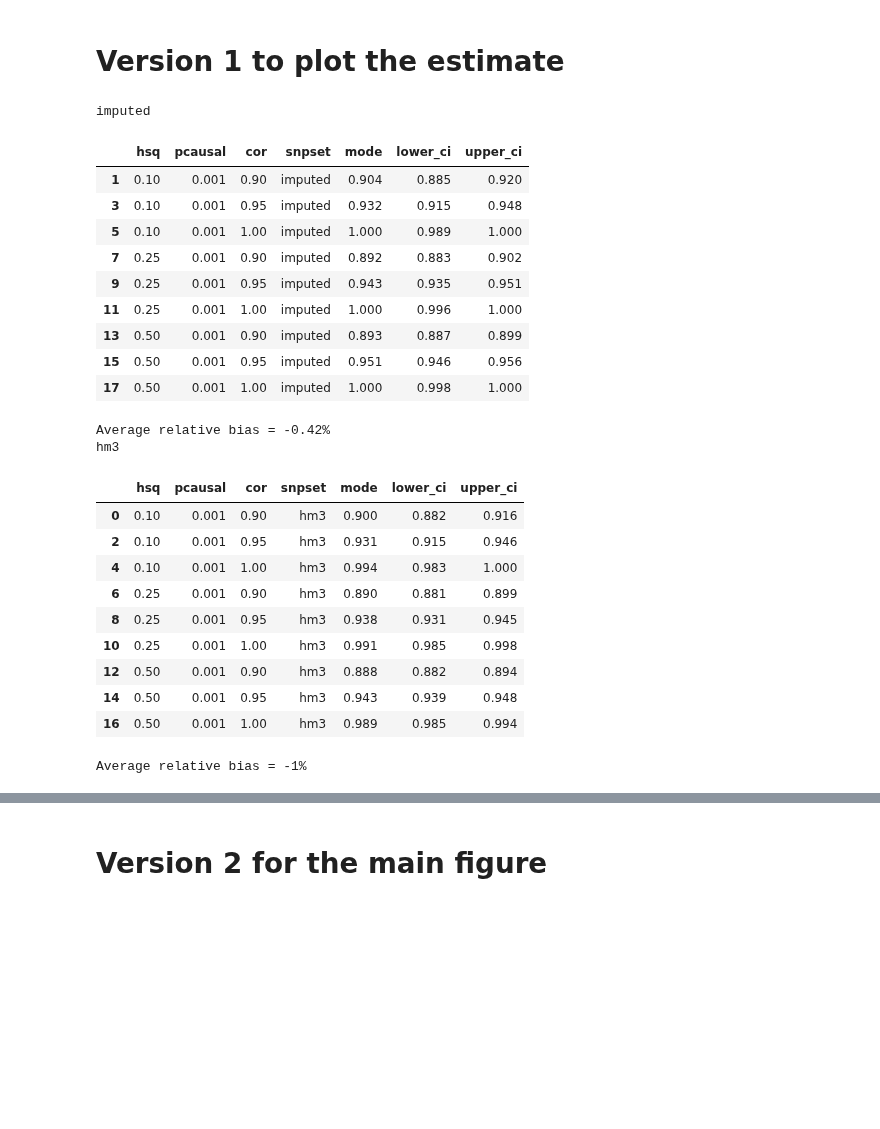
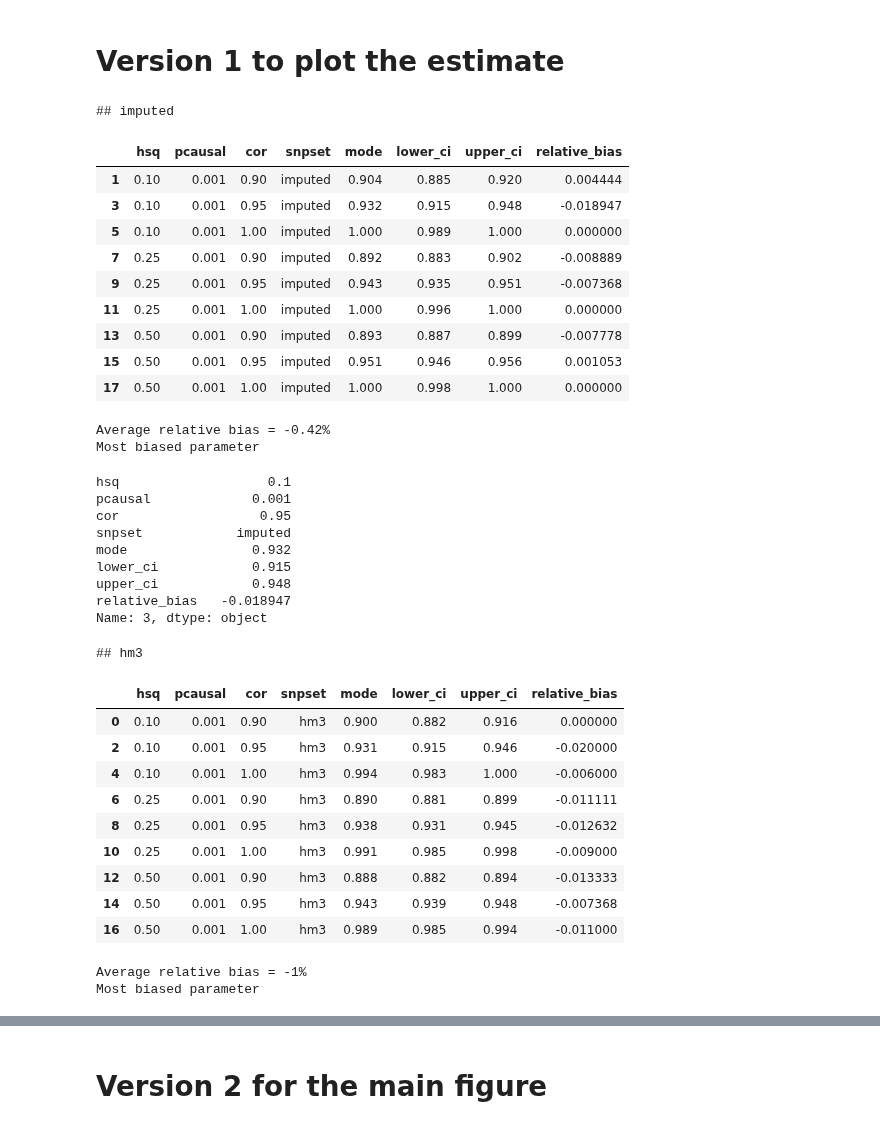
Before and after one commit to KangchengHou/admix-genet-cor, a Jupyter notebook: experiments/01-genome-wide-simulate-profile-likelihood/02-plot-rg.ipynb, the cells around one changed output, grey strips where cells are left out. Saved outputs shown, nothing was run; the diff lists cells and outputs as text; code cells hidden in the pictures; blank space fills up the shorter version.

```diff
--- a/experiments/01-genome-wide-simulate-profile-likelihood/02-plot-rg.ipynb
+++ b/experiments/01-genome-wide-simulate-profile-likelihood/02-plot-rg.ipynb
@@ -27,6 +26,3 @@ The lab_black extension is already loaded. To reload it, use:
-# %%
-with open("cache/dict_loglik.pkl", "rb") as f:
-    dict_loglik = pickle.load(f)
 # %%
 with open("cache/dict_res.pkl", "rb") as f:
     dict_res = pickle.load(f)
@@ -53,34 +49,47 @@ df_plot = pd.DataFrame(
 # Version 1 to plot the estimate
 # %%
 for snpset in ["imputed", "hm3"]:
-    print(snpset)
-    df_tmp = df_plot[df_plot.snpset == snpset]
-    display(df_plot[df_plot.snpset == snpset])
-    print(
-        f"Average relative bias = {((df_tmp['mode'] - df_tmp['cor']) / df_tmp['cor']).mean() * 100:.2g}%"
-    )
+    print(f"## {snpset}")
+    df_tmp = df_plot[df_plot.snpset == snpset].copy()
+    df_tmp["relative_bias"] = (df_tmp["mode"] - df_tmp["cor"]) / df_tmp["cor"]
+    display(df_tmp)
+    print(f"Average relative bias = {df_tmp['relative_bias'].mean() * 100:.2g}%")
+
+    print("Most biased parameter")
+    display(df_tmp.loc[df_tmp["relative_bias"].abs().idxmax()])
 # %% [output]
-imputed
+## imputed
-|  | hsq | pcausal | cor | snpset | mode | lower_ci | upper_ci |
-| 1 | 0.10 | 0.001 | 0.90 | imputed | 0.904 | 0.885 | 0.920 |
-| 3 | 0.10 | 0.001 | 0.95 | imputed | 0.932 | 0.915 | 0.948 |
-| 5 | 0.10 | 0.001 | 1.00 | imputed | 1.000 | 0.989 | 1.000 |
-| 7 | 0.25 | 0.001 | 0.90 | imputed | 0.892 | 0.883 | 0.902 |
-| 9 | 0.25 | 0.001 | 0.95 | imputed | 0.943 | 0.935 | 0.951 |
-| 11 | 0.25 | 0.001 | 1.00 | imputed | 1.000 | 0.996 | 1.000 |
-| 13 | 0.50 | 0.001 | 0.90 | imputed | 0.893 | 0.887 | 0.899 |
-| 15 | 0.50 | 0.001 | 0.95 | imputed | 0.951 | 0.946 | 0.956 |
-| 17 | 0.50 | 0.001 | 1.00 | imputed | 1.000 | 0.998 | 1.000 |
+|  | hsq | pcausal | cor | snpset | mode | lower_ci | upper_ci | relative_bias |
+| 1 | 0.10 | 0.001 | 0.90 | imputed | 0.904 | 0.885 | 0.920 | 0.004444 |
+| 3 | 0.10 | 0.001 | 0.95 | imputed | 0.932 | 0.915 | 0.948 | -0.018947 |
+| 5 | 0.10 | 0.001 | 1.00 | imputed | 1.000 | 0.989 | 1.000 | 0.000000 |
+| 7 | 0.25 | 0.001 | 0.90 | imputed | 0.892 | 0.883 | 0.902 | -0.008889 |
+| 9 | 0.25 | 0.001 | 0.95 | imputed | 0.943 | 0.935 | 0.951 | -0.007368 |
+| 11 | 0.25 | 0.001 | 1.00 | imputed | 1.000 | 0.996 | 1.000 | 0.000000 |
+| 13 | 0.50 | 0.001 | 0.90 | imputed | 0.893 | 0.887 | 0.899 | -0.007778 |
+| 15 | 0.50 | 0.001 | 0.95 | imputed | 0.951 | 0.946 | 0.956 | 0.001053 |
+| 17 | 0.50 | 0.001 | 1.00 | imputed | 1.000 | 0.998 | 1.000 | 0.000000 |
 Average relative bias = -0.42%
-hm3
+Most biased parameter
+hsq                   0.1
+pcausal             0.001
+cor                  0.95
+snpset            imputed
+mode                0.932
+lower_ci            0.915
+upper_ci            0.948
+relative_bias   -0.018947
+Name: 3, dtype: object
+## hm3
-|  | hsq | pcausal | cor | snpset | mode | lower_ci | upper_ci |
-| 0 | 0.10 | 0.001 | 0.90 | hm3 | 0.900 | 0.882 | 0.916 |
-| 2 | 0.10 | 0.001 | 0.95 | hm3 | 0.931 | 0.915 | 0.946 |
-| 4 | 0.10 | 0.001 | 1.00 | hm3 | 0.994 | 0.983 | 1.000 |
-| 6 | 0.25 | 0.001 | 0.90 | hm3 | 0.890 | 0.881 | 0.899 |
-| 8 | 0.25 | 0.001 | 0.95 | hm3 | 0.938 | 0.931 | 0.945 |
-| 10 | 0.25 | 0.001 | 1.00 | hm3 | 0.991 | 0.985 | 0.998 |
-| 12 | 0.50 | 0.001 | 0.90 | hm3 | 0.888 | 0.882 | 0.894 |
-| 14 | 0.50 | 0.001 | 0.95 | hm3 | 0.943 | 0.939 | 0.948 |
-| 16 | 0.50 | 0.001 | 1.00 | hm3 | 0.989 | 0.985 | 0.994 |
+|  | hsq | pcausal | cor | snpset | mode | lower_ci | upper_ci | relative_bias |
+| 0 | 0.10 | 0.001 | 0.90 | hm3 | 0.900 | 0.882 | 0.916 | 0.000000 |
+| 2 | 0.10 | 0.001 | 0.95 | hm3 | 0.931 | 0.915 | 0.946 | -0.020000 |
+| 4 | 0.10 | 0.001 | 1.00 | hm3 | 0.994 | 0.983 | 1.000 | -0.006000 |
+| 6 | 0.25 | 0.001 | 0.90 | hm3 | 0.890 | 0.881 | 0.899 | -0.011111 |
+| 8 | 0.25 | 0.001 | 0.95 | hm3 | 0.938 | 0.931 | 0.945 | -0.012632 |
+| 10 | 0.25 | 0.001 | 1.00 | hm3 | 0.991 | 0.985 | 0.998 | -0.009000 |
+| 12 | 0.50 | 0.001 | 0.90 | hm3 | 0.888 | 0.882 | 0.894 | -0.013333 |
+| 14 | 0.50 | 0.001 | 0.95 | hm3 | 0.943 | 0.939 | 0.948 | -0.007368 |
+| 16 | 0.50 | 0.001 | 1.00 | hm3 | 0.989 | 0.985 | 0.994 | -0.011000 |
-Average relative bias = -1%
+Average relative bias = -1%
+Most biased parameter
```
Also changed, not shown: parts of 7 cells of this notebook, 4 other files.
